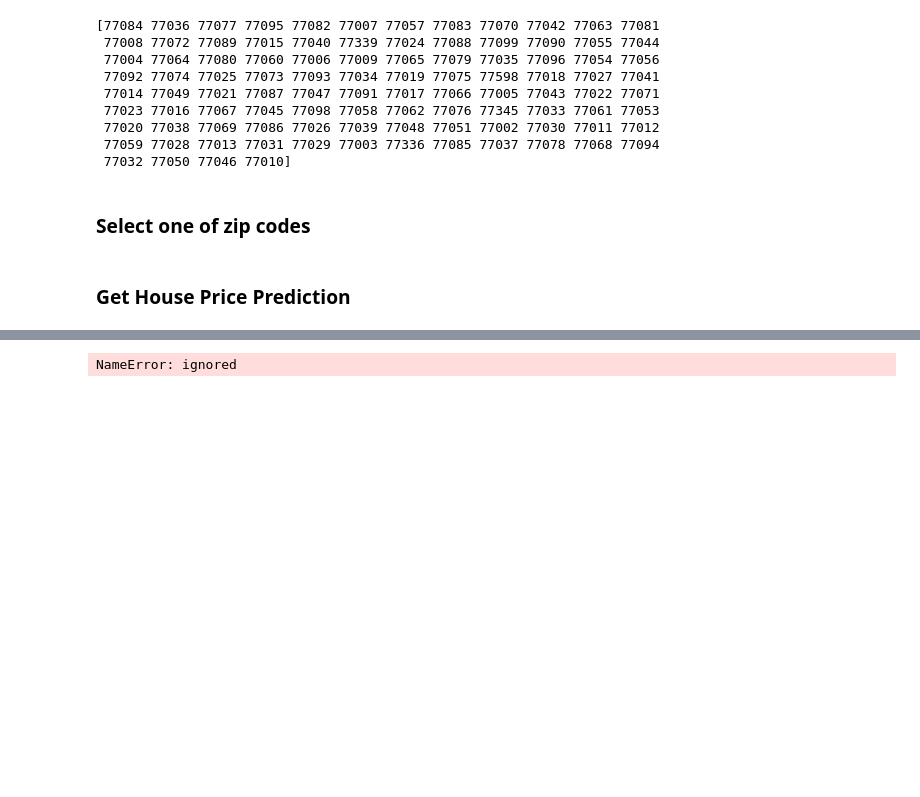
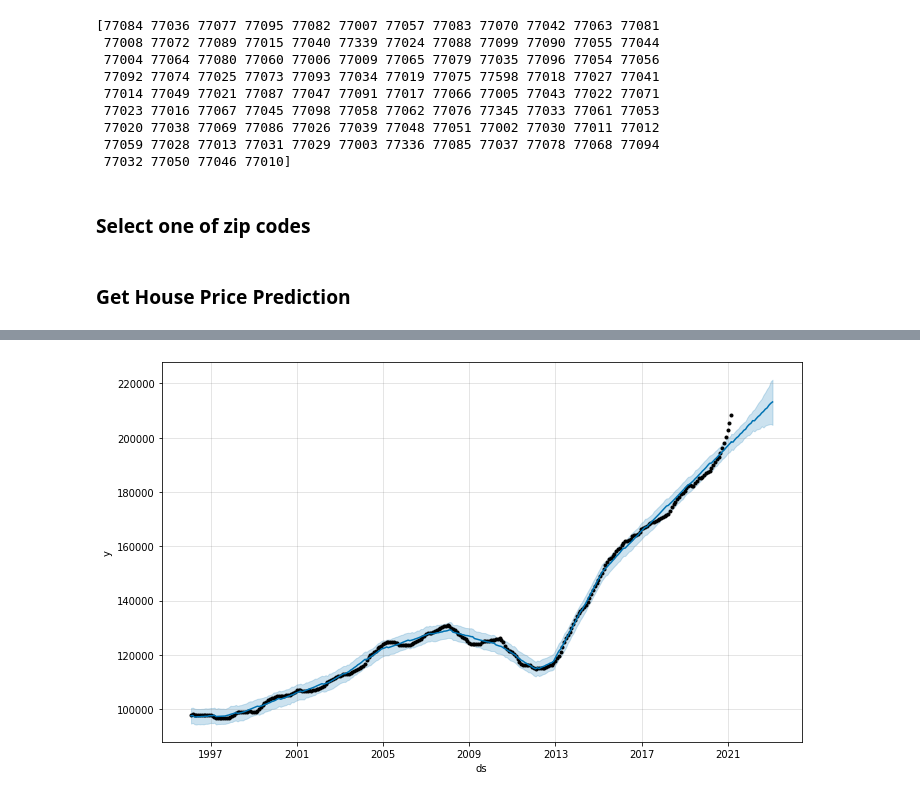
Before and after one commit to jeonghojo00/HousingPricePrediction, a Jupyter notebook: HousingPrice_Prophet_byZip.ipynb, the cells around one changed output, grey strips where cells are left out. Drawn from its saved outputs; the diff is of its cells as text; code cells hidden in the pictures; blank space fills up the shorter version.

Commit message:
Updated Plot

```diff
--- a/HousingPrice_Prophet_byZip.ipynb
+++ b/HousingPrice_Prophet_byZip.ipynb
@@ -81,7 +81,7 @@ plot_plotly(md, pred_y)
 INFO:prophet:Disabling weekly seasonality. Run prophet with weekly_seasonality=True to override this.
 INFO:prophet:Disabling daily seasonality. Run prophet with daily_seasonality=True to override this.
 [interactive output not drawn]
-# %%
-hello
-# %% [output]
-NameError: ignored
+# %%
+fig1 = md.plot(pred_y)
+# %% [output]
+[figure, added]
```
